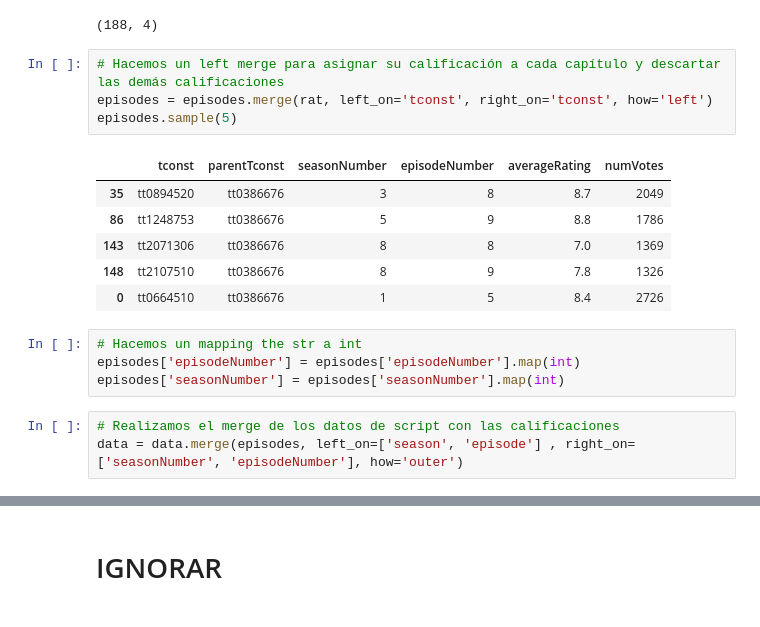
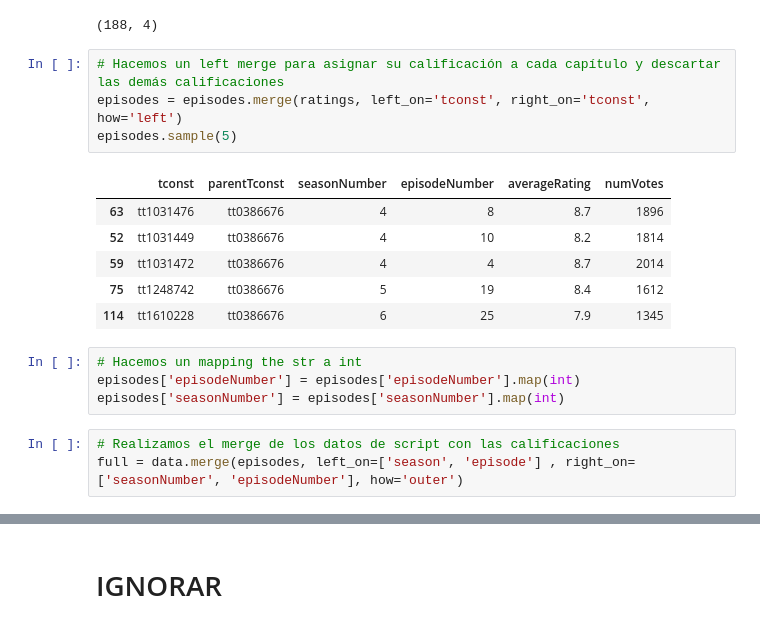
Before and after one commit to jpneg/script-decisions, a Jupyter notebook: texto.ipynb, the cells around one changed output, grey strips where cells are left out. Cells and saved outputs as stored; diff of their text form.

```diff
--- a/texto.ipynb
+++ b/texto.ipynb
@@ -306,21 +321,21 @@ episodes.shape
 (188, 4)
 # %%
 # Hacemos un left merge para asignar su calificación a cada capítulo y descartar las demás calificaciones
-episodes = episodes.merge(rat, left_on='tconst', right_on='tconst', how='left')
+episodes = episodes.merge(ratings, left_on='tconst', right_on='tconst', how='left')
 episodes.sample(5)
 # %% [output]
 |  | tconst | parentTconst | seasonNumber | episodeNumber | averageRating | numVotes |
-| 35 | tt0894520 | tt0386676 | 3 | 8 | 8.7 | 2049 |
-| 86 | tt1248753 | tt0386676 | 5 | 9 | 8.8 | 1786 |
-| 143 | tt2071306 | tt0386676 | 8 | 8 | 7.0 | 1369 |
-| 148 | tt2107510 | tt0386676 | 8 | 9 | 7.8 | 1326 |
-| 0 | tt0664510 | tt0386676 | 1 | 5 | 8.4 | 2726 |
+| 63 | tt1031476 | tt0386676 | 4 | 8 | 8.7 | 1896 |
+| 52 | tt1031449 | tt0386676 | 4 | 10 | 8.2 | 1814 |
+| 59 | tt1031472 | tt0386676 | 4 | 4 | 8.7 | 2014 |
+| 75 | tt1248742 | tt0386676 | 5 | 19 | 8.4 | 1612 |
+| 114 | tt1610228 | tt0386676 | 6 | 25 | 7.9 | 1345 |
 # %%
 # Hacemos un mapping the str a int
 episodes['episodeNumber'] = episodes['episodeNumber'].map(int)
 episodes['seasonNumber'] = episodes['seasonNumber'].map(int)
 # %%
 # Realizamos el merge de los datos de script con las calificaciones
-data = data.merge(episodes, left_on=['season', 'episode'] , right_on=['seasonNumber', 'episodeNumber'], how='outer')
+full = data.merge(episodes, left_on=['season', 'episode'] , right_on=['seasonNumber', 'episodeNumber'], how='outer')
 # %%
 # Vemos si hubo errores en merge
```
Also changed, not shown: parts of 61 cells of this notebook.
